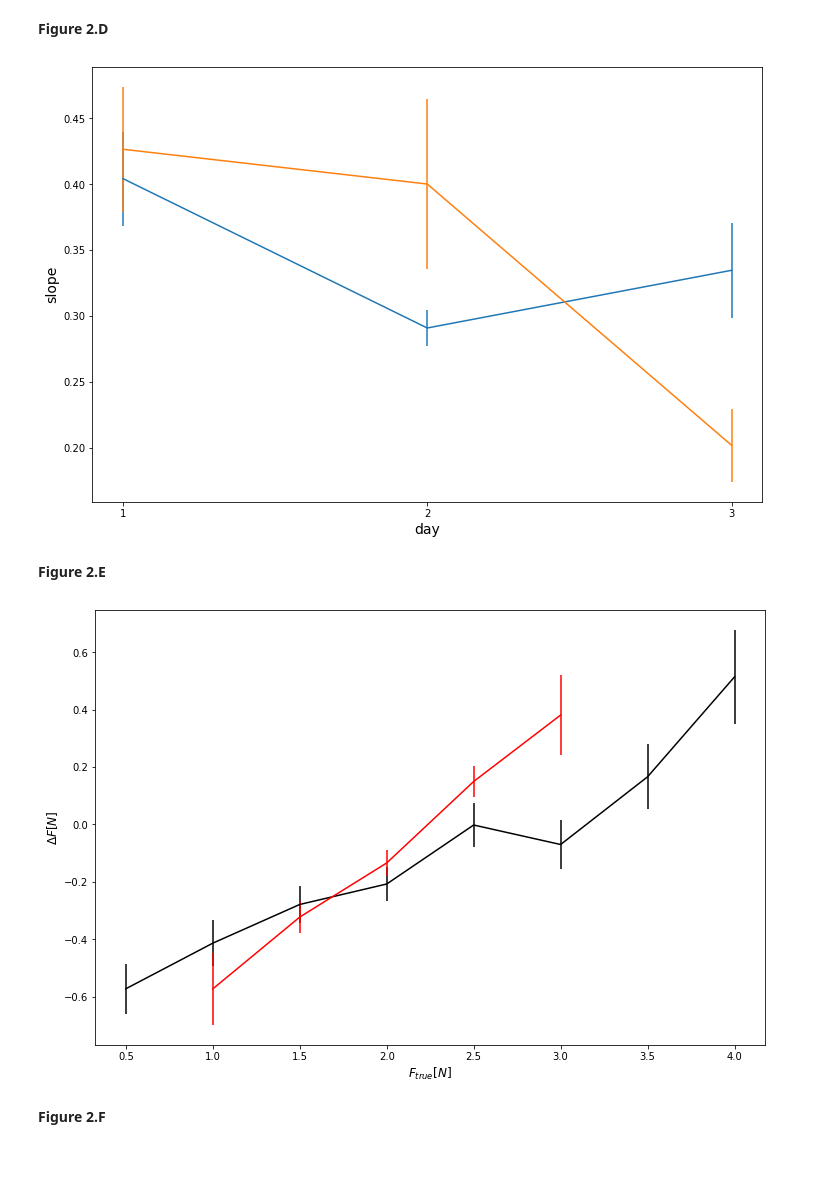
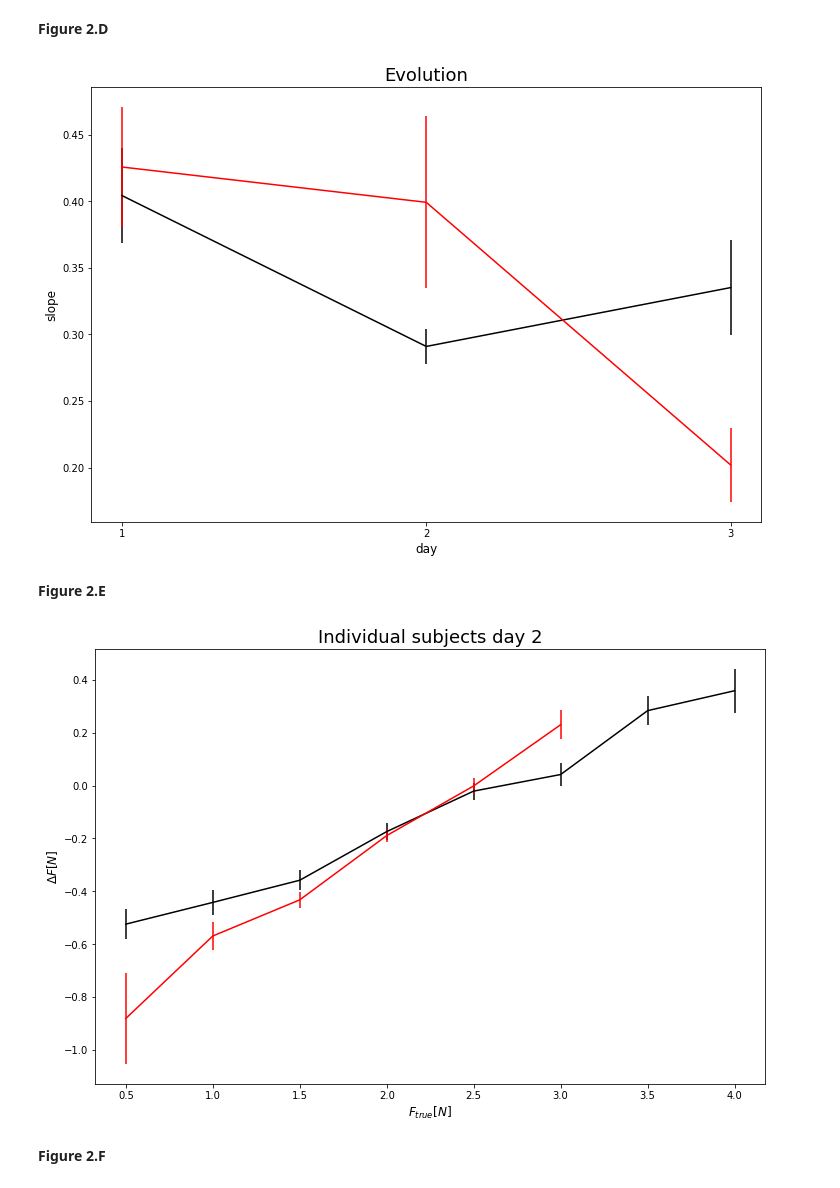
Before and after one commit to gdeside/LGBIO2060_Projects, a Jupyter notebook: Project_1/LGBIO2060_Projet_1_Group_.ipynb, the cells around one changed output. Saved outputs shown, nothing was run; the diff lists cells and outputs as text; code cells hidden in the pictures; blank space fills up the shorter version.

```diff
--- a/Project_1/LGBIO2060_Projet_1_Group_.ipynb
+++ b/Project_1/LGBIO2060_Projet_1_Group_.ipynb
@@ -438,14 +441,15 @@ slope_std_arrow  = [np.nanstd(slope_day_one_arrow),np.nanstd(slope_day_two_arrow
 # %%
 days =[1,2,3]
 plt.figure(figsize=(12,8))
-plt.errorbar(days,slope_mean_wide,yerr=slope_std_wide)
-plt.errorbar(days,slope_mean_arrow,yerr=slope_std_arrow)
-plt.xlabel("day",size="14")
-plt.ylabel("slope",size="14")
+plt.errorbar(days,slope_mean_wide,yerr=slope_std_wide,c="black")
+plt.errorbar(days,slope_mean_arrow,yerr=slope_std_arrow,c="red")
+plt.xlabel("day",size="12")
+plt.ylabel("slope",size="12")
 plt.xticks(days,days)
+plt.title("Evolution",size="18")
 plt.show()
 # %% [output]
-[figure, old version]
+[figure, new version]
 # %% [markdown]
 **Figure 2.E**
 # %%
@@ -459,7 +463,7 @@ F_true_random_subject_arrow  = Dict['Sujet '+str(random_subject_arrow)]['F_true'
 delta_F_random_subject_arrow = Dict['Sujet '+str(random_subject_arrow)]['Delta_F'][1]
 
 F_true_range_wide  = np.arange(0.5,4.5,0.5)
-F_true_range_arrow = np.arange(1,3.5,0.5)
+F_true_range_arrow = np.arange(0.5,3.5,0.5)
 
 
 delta_F_mean_wide  = np.zeros(len(F_true_range_wide))
@@ -469,25 +473,26 @@ delta_F_std_wide  = np.zeros(len(F_true_range_wide))
 delta_F_std_arrow = np.zeros(len(F_true_range_arrow))
 
 for i in range(len(F_true_range_wide)):
-    idx = np.where((F_true_random_subject_wide >= (F_true_range_wide[i]-0.05)) & ((F_true_range_wide[i]+0.05) > F_true_random_subject_wide))
+    idx = np.where((F_true_random_subject_wide >= (F_true_range_wide[i]-0.25)) & ((F_true_range_wide[i]+0.25) > F_true_random_subject_wide))
     delta_F_mean_wide[i] = np.nanmean(delta_F_random_subject_wide[idx])
     delta_F_std_wide[i]  = np.nanstd(delta_F_random_subject_wide[idx])/(np.sqrt(len(delta_F_random_subject_wide[idx])))
 
 
 
 for i in range(len(F_true_range_arrow)):
-    idx = np.where((F_true_random_subject_arrow >= (F_true_range_arrow[i]-0.05)) & ((F_true_range_arrow[i]+0.05) > F_true_random_subject_arrow))
+    idx = np.where((F_true_random_subject_arrow >= (F_true_range_arrow[i]-0.25)) & ((F_true_range_arrow[i]+0.25) > F_true_random_subject_arrow))
     delta_F_mean_arrow[i] = np.nanmean(delta_F_random_subject_arrow[idx])
     delta_F_std_arrow[i]  = np.nanstd(delta_F_random_subject_arrow[idx])/(np.sqrt(len(delta_F_random_subject_arrow[idx])))
 # %%
 plt.figure(figsize=(12,8))
 plt.errorbar(F_true_range_wide,delta_F_mean_wide,yerr=delta_F_std_wide,color="black")
 plt.errorbar(F_true_range_arrow,delta_F_mean_arrow,yerr=delta_F_std_arrow,color="red")
 plt.ylabel("$\Delta F [N]$",size = "12")
 plt.xlabel("$F_{true} [N]$",size = "12")
+plt.title("Individual subjects day 2",size ="18")
 plt.show()
 # %% [output]
-[figure, old version]
+[figure, new version]
 # %% [markdown]
 **Figure 2.F**
 # %%
```
Also changed, not shown: parts of 9 cells of this notebook.
